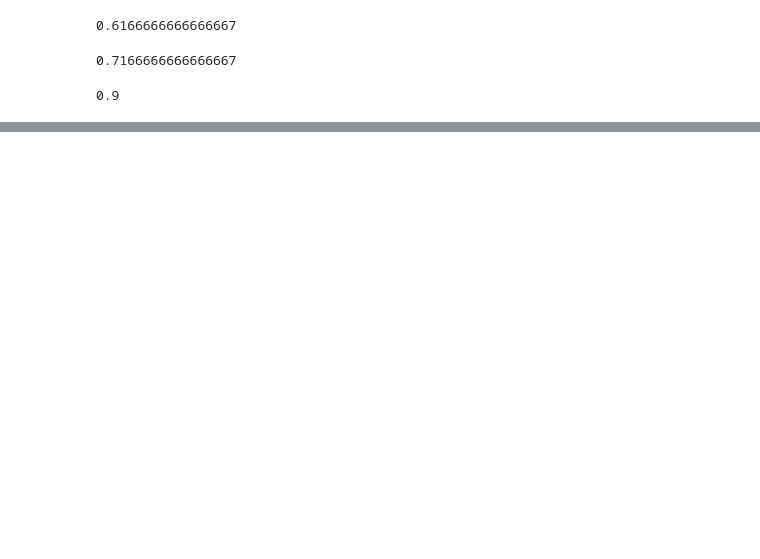
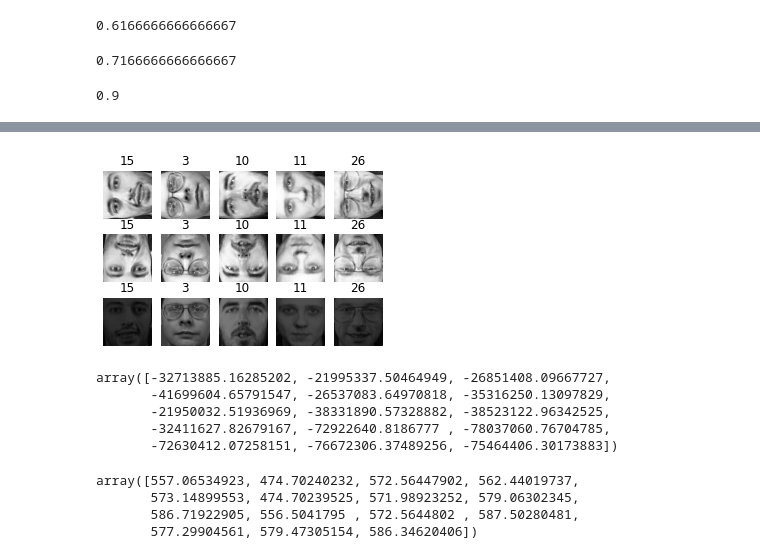
Before and after one commit to KimHS0915/hands-on-ml, a Jupyter notebook: 09/exercise_olivetti_faces.ipynb, the cells around one changed output, grey strips where cells are left out. Cells and saved outputs as stored; diff of their text form; code cells hidden in the pictures; blank space fills up the shorter version.

```diff
--- a/09/exercise_olivetti_faces.ipynb
+++ b/09/exercise_olivetti_faces.ipynb
@@ -322,0 +342,22 @@ rf_clf3.score(X_valid_extended, y_valid)
+# %%
+n_rotated = 5
+rotated = np.transpose(X_train[:n_rotated].reshape(-1, 64, 64), axes=[0, 2, 1])
+rotated = rotated.reshape(-1, 64 * 64)
+y_rotated = y_train[:n_rotated]
+
+n_flipped = 5
+flipped = X_train[:n_flipped].reshape(-1, 64, 64)[:, ::-1]
+flipped = flipped.reshape(-1, 64 * 64)
+y_flipped = y_train[:n_flipped]
+
+n_darkened = 5
+darkened = X_train[:n_darkened].copy()
+darkened[:, 1:-1] *= 0.15
+y_darkened = y_train[:n_darkened]
+
+X_bad_faces = np.r_[rotated, flipped, darkened]
+y_bad = np.concatenate([y_rotated, y_flipped, y_darkened])
+
+plot_faces(X_bad_faces, y_bad)
+# %% [output]
+[figure, added]
@@ -322,0 +366,15 @@ rf_clf3.score(X_valid_extended, y_valid)
+# %%
+gm.score_samples(X_bad_faces_pca)
+# %% [output]
+array([-32713885.16285202, -21995337.50464949, -26851408.09667727,
+       -41699604.65791547, -26537083.64970818, -35316250.13097829,
+       -21950032.51936969, -38331890.57328882, -38523122.96342525,
+       -32411627.82679167, -72922640.8186777 , -78037060.76704785,
+       -72630412.07258151, -76672306.37489256, -75464406.30173883])
+# %%
+gm.score_samples(X_train_pca[:15])
+# %% [output]
+array([557.06534923, 474.70240232, 572.56447902, 562.44019737,
+       573.14899553, 474.70239525, 571.98923252, 579.06302345,
+       586.71922905, 556.5041795 , 572.5644802 , 587.50280481,
+       577.29904561, 579.47305154, 586.34620406])
```
Also changed, not shown: parts of 9 cells of this notebook.
